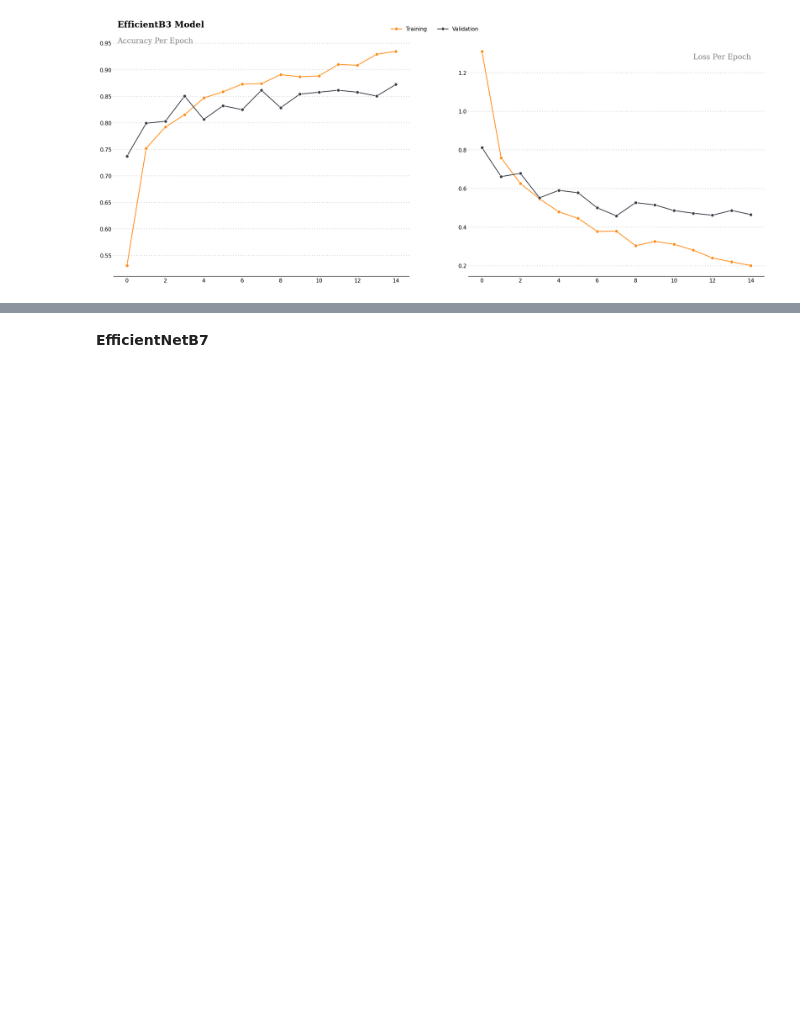
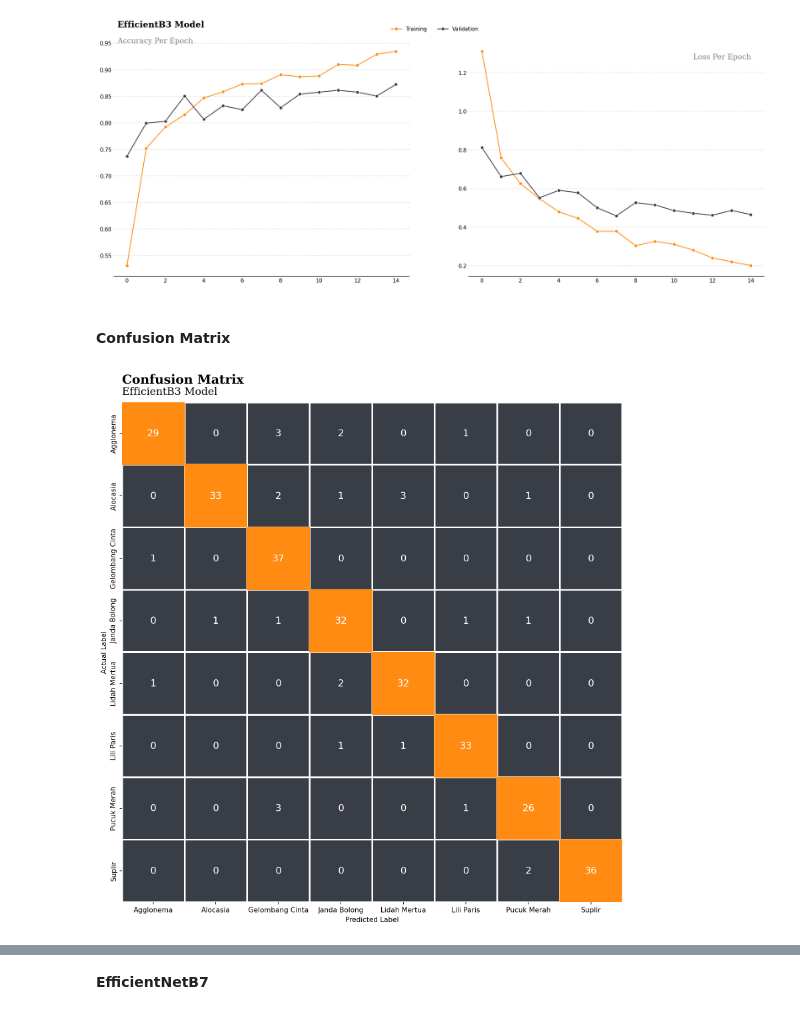
Before and after one commit to ornaman-dev/Bangkit-MachineLearning, a Jupyter notebook: main.ipynb, the cells around one changed output, grey strips where cells are left out. Cells and saved outputs as stored; diff of their text form; code cells hidden in the pictures; blank space fills up the shorter version.

```diff
--- a/main.ipynb
+++ b/main.ipynb
@@ -306,3 +306,5 @@ for s in ["top","right","left"]:
         locals()["ax"+str(i)].tick_params(axis=u'both', which=u'both',length=0)
 # %% [output]
 [figure]
+# %% [markdown]
+#### Confusion Matrix
@@ -308,0 +322,27 @@ for s in ["top","right","left"]:
+# %%
+#Confusion Matrix
+fig, ax = plt.subplots(figsize=(18, 13),dpi=150)
+cm = confusion_matrix(y_test, y_pred)
+
+colors = ["#393E46","#393E46"]
+colormap = matplotlib.colors.LinearSegmentedColormap.from_list("", colors)
+
+ax.text(0,-0.3,'Confusion Matrix ',fontfamily='serif',fontsize=18,fontweight='bold')
+ax.text(0,-0.12,'EfficientB3 Model',fontfamily='serif',fontsize=15,fontweight='light')
+sns.heatmap(ax=ax, data=cm,
+            square=True, cbar_kws={"orientation": "horizontal"}, cbar=False,linewidth=1.5, annot=True,cmap=colormap,
+            annot_kws={"fontsize":14},fmt='')
+
+ax.set_xticklabels(class_names)
+ax.set_yticklabels(class_names)
+
+ax.set_ylabel("Actual Label",fontsize=10)
+ax.set_xlabel("Predicted Label",fontsize=10)
+
+from matplotlib.patches import Rectangle
+for i in range(0,8):
+    ax.add_patch(Rectangle((i, i), 1, 1, fill=True,color="#FF8B13"))
+
+plt.show()
+# %% [output]
+[figure, added]
```
Also changed, not shown: parts of 9 cells of this notebook.
